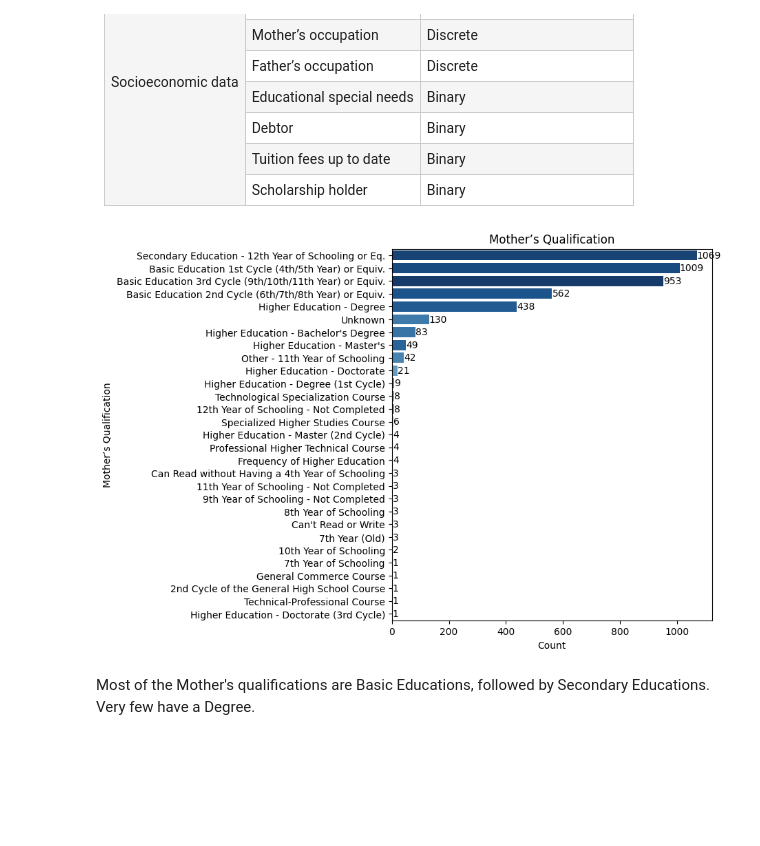
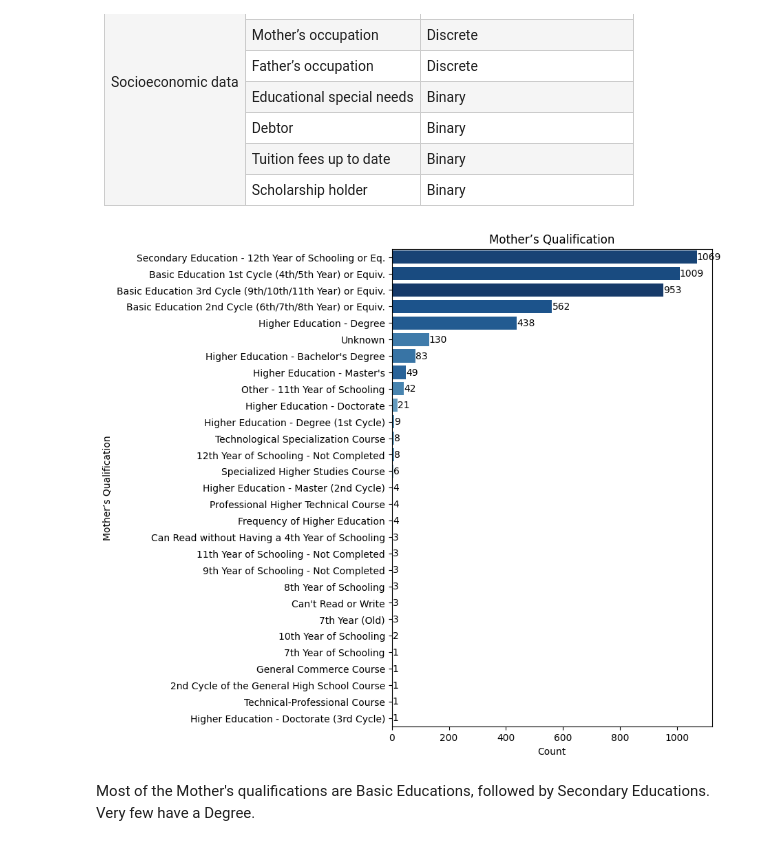
Before and after one commit to manishkr21/CS698Y-assignment2, a Jupyter notebook: assignment2.ipynb, the cells around one changed output. Saved outputs shown, nothing was run; the diff lists cells and outputs as text; code cells hidden in the pictures; blank space fills up the shorter version.

```diff
--- a/assignment2.ipynb
+++ b/assignment2.ipynb
@@ -284,41 +354,41 @@ Very few students are from out of the country
 </table>
 # %%
 # Plot for Mother’s qualification
-mapped_data = data[["Mother's qualification"]].iloc[:,0].astype(int).map(mother_qualifications_json)
+mapped_data = data[["Mother's qualification"]].iloc[:,0].astype(int).map(mother_qualifications_json)  # map integer to string
 
-plt.figure(figsize=(6, 7))
+plt.figure(figsize=(6, 9)) # set figure size
 
 # Map values
-mother_qual = mapped_data
+mother_qual = mapped_data  # assign to mother_qual
 
 # Get counts and sort (descending)
-order = mother_qual.value_counts(ascending=True).index
+order = mother_qual.value_counts(ascending=True).index  # get sorted order
 
 sns.countplot(
-    y=mother_qual,
+    y=mother_qual,              # assign to y-axis
     order=order,                # apply sorted order
     hue=mother_qual,            # needed for palette
-    palette="Blues_r",
-    legend=False
+    palette="Blues_r",          # set color palette
+    legend=False                # do not show legend
 )
 
-plt.title("Mother’s Qualification")
-plt.xlabel("Count")
-plt.ylabel("Mother’s Qualification")
+plt.title("Mother’s Qualification")   # set title
+plt.xlabel("Count")                   # set x-axis label
+plt.ylabel("Mother’s Qualification")  # set y-axis label
 
 # Show exact counts on bars
-for p in plt.gca().patches:
+for p in plt.gca().patches:   # iterate over bars
     plt.text(
-        p.get_width() + 0.3,
-        p.get_y() + p.get_height() / 2,
-        int(p.get_width()),
-        va='center'
+        p.get_width() + 0.3,  # set x position
+        p.get_y() + p.get_height() / 2,  # set y position
+        int(p.get_width()),              # set text to bar width
+        va='center'                      # vertical alignment
     )
 
-plt.gca().invert_yaxis()
-plt.show()
+plt.gca().invert_yaxis()    # invert y-axis to have the highest count on top
+plt.show()                  # show plot
 # %% [output]
-[figure, old version]
+[figure, new version]
 # %% [markdown]
 Most of the Mother's qualifications are Basic Educations, followed by Secondary Educations. Very few have a Degree.
 # %%
```
Also changed, not shown: parts of 118 cells of this notebook.
